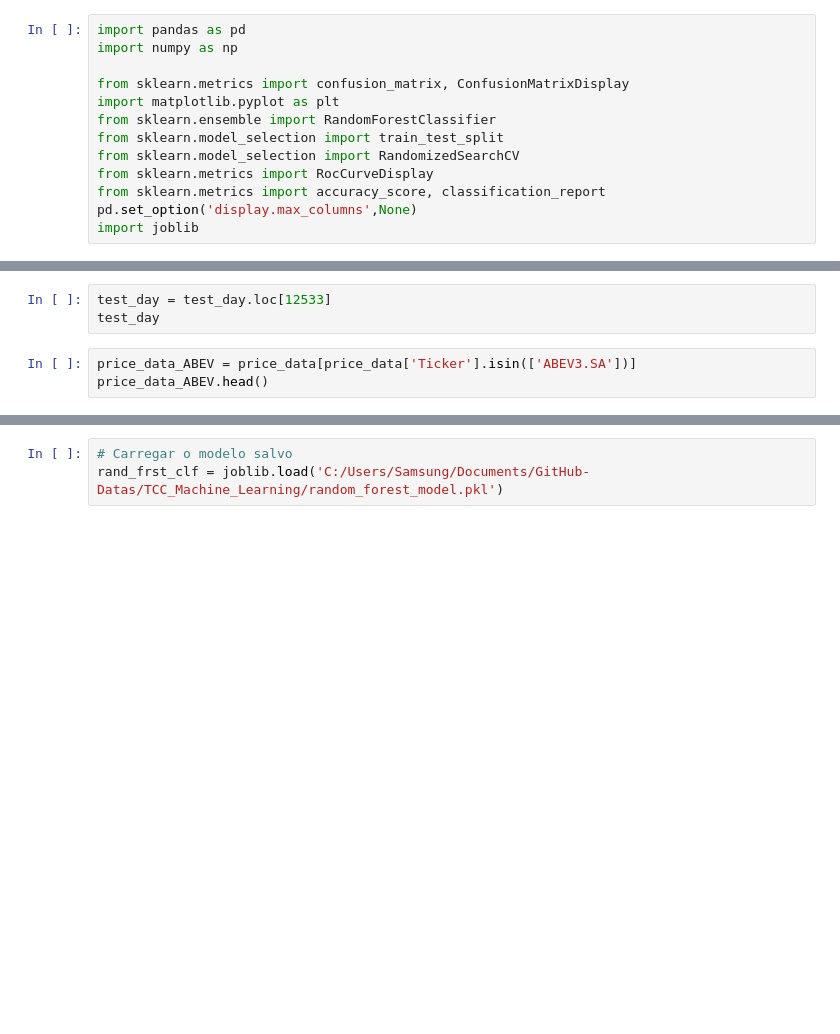
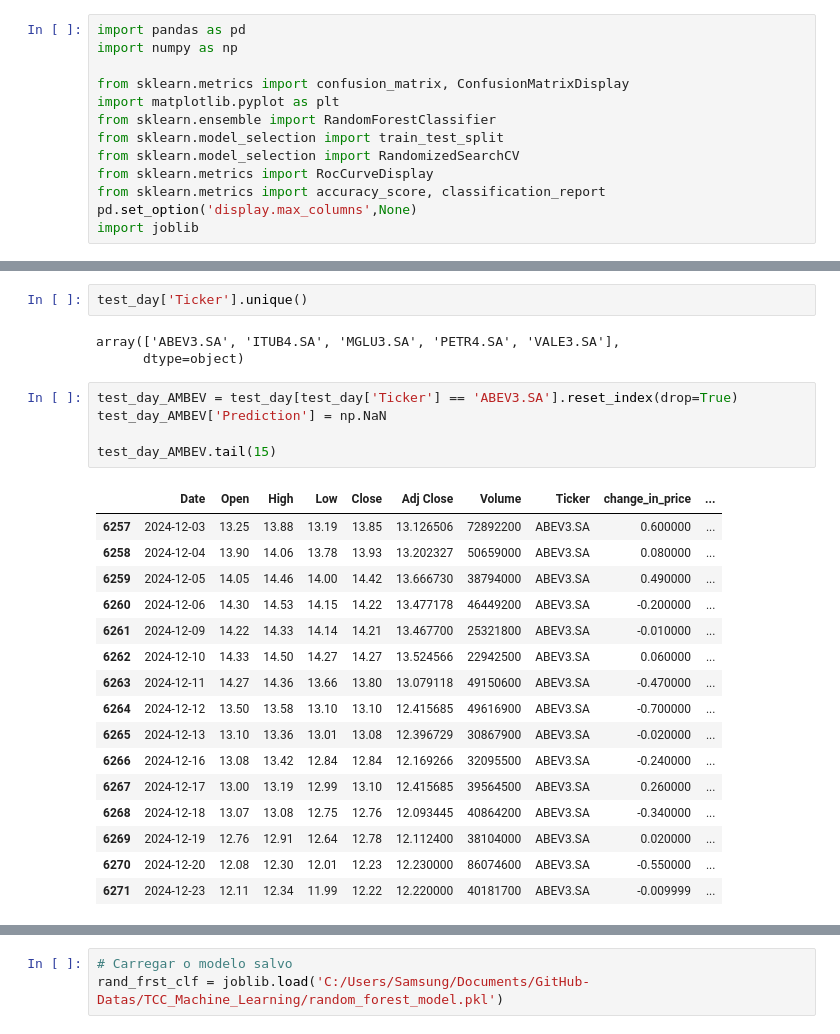
Before and after one commit to Bruno-Santana-Eco/TCC_Machine_learning, a Jupyter notebook: Previsão diária.ipynb, the cells around one changed output, grey strips where cells are left out. Cells and saved outputs as stored; diff of their text form; blank space fills up the shorter version.

```diff
--- a/Previsão diária.ipynb
+++ b/Previsão diária.ipynb
@@ -17,6 +24,27 @@ test_day.head()
-# %%
-test_day = test_day.loc[12533]
-test_day
-# %%
-price_data_ABEV = price_data[price_data['Ticker'].isin(['ABEV3.SA'])]
-price_data_ABEV.head()
+# %%
+test_day['Ticker'].unique()
+# %% [output]
+array(['ABEV3.SA', 'ITUB4.SA', 'MGLU3.SA', 'PETR4.SA', 'VALE3.SA'],
+      dtype=object)
+# %%
+test_day_AMBEV = test_day[test_day['Ticker'] == 'ABEV3.SA'].reset_index(drop=True)
+test_day_AMBEV['Prediction'] = np.NaN
+
+test_day_AMBEV.tail(15)
+# %% [output]
+|  | Date | Open | High | Low | Close | Adj Close | Volume | Ticker | change_in_price | ... |
+| 6257 | 2024-12-03 | 13.25 | 13.88 | 13.19 | 13.85 | 13.126506 | 72892200 | ABEV3.SA | 0.600000 | ... |
+| 6258 | 2024-12-04 | 13.90 | 14.06 | 13.78 | 13.93 | 13.202327 | 50659000 | ABEV3.SA | 0.080000 | ... |
+| 6259 | 2024-12-05 | 14.05 | 14.46 | 14.00 | 14.42 | 13.666730 | 38794000 | ABEV3.SA | 0.490000 | ... |
+| 6260 | 2024-12-06 | 14.30 | 14.53 | 14.15 | 14.22 | 13.477178 | 46449200 | ABEV3.SA | -0.200000 | ... |
+| 6261 | 2024-12-09 | 14.22 | 14.33 | 14.14 | 14.21 | 13.467700 | 25321800 | ABEV3.SA | -0.010000 | ... |
+| 6262 | 2024-12-10 | 14.33 | 14.50 | 14.27 | 14.27 | 13.524566 | 22942500 | ABEV3.SA | 0.060000 | ... |
+| 6263 | 2024-12-11 | 14.27 | 14.36 | 13.66 | 13.80 | 13.079118 | 49150600 | ABEV3.SA | -0.470000 | ... |
+| 6264 | 2024-12-12 | 13.50 | 13.58 | 13.10 | 13.10 | 12.415685 | 49616900 | ABEV3.SA | -0.700000 | ... |
+| 6265 | 2024-12-13 | 13.10 | 13.36 | 13.01 | 13.08 | 12.396729 | 30867900 | ABEV3.SA | -0.020000 | ... |
+| 6266 | 2024-12-16 | 13.08 | 13.42 | 12.84 | 12.84 | 12.169266 | 32095500 | ABEV3.SA | -0.240000 | ... |
+| 6267 | 2024-12-17 | 13.00 | 13.19 | 12.99 | 13.10 | 12.415685 | 39564500 | ABEV3.SA | 0.260000 | ... |
+| 6268 | 2024-12-18 | 13.07 | 13.08 | 12.75 | 12.76 | 12.093445 | 40864200 | ABEV3.SA | -0.340000 | ... |
+| 6269 | 2024-12-19 | 12.76 | 12.91 | 12.64 | 12.78 | 12.112400 | 38104000 | ABEV3.SA | 0.020000 | ... |
+| 6270 | 2024-12-20 | 12.08 | 12.30 | 12.01 | 12.23 | 12.230000 | 86074600 | ABEV3.SA | -0.550000 | ... |
+| 6271 | 2024-12-23 | 12.11 | 12.34 | 11.99 | 12.22 | 12.220000 | 40181700 | ABEV3.SA | -0.009999 | ... |
```
Also changed, not shown: parts of 7 cells of this notebook, 2 other files.
